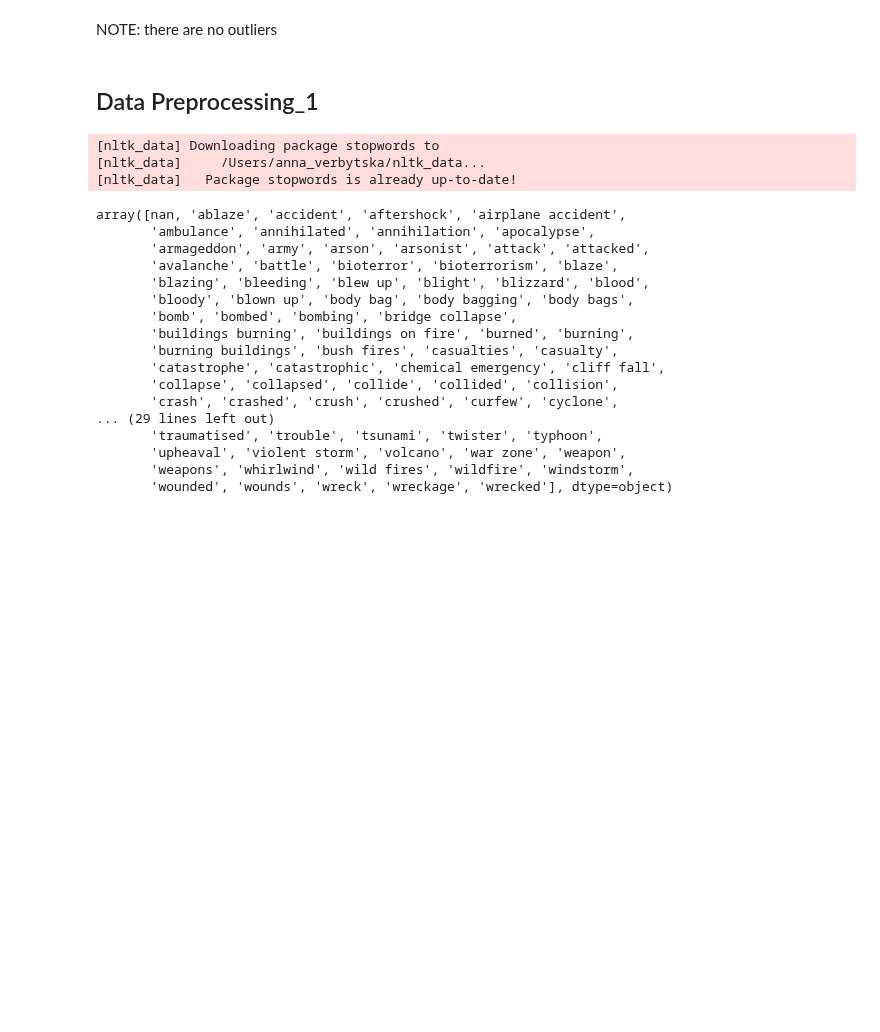
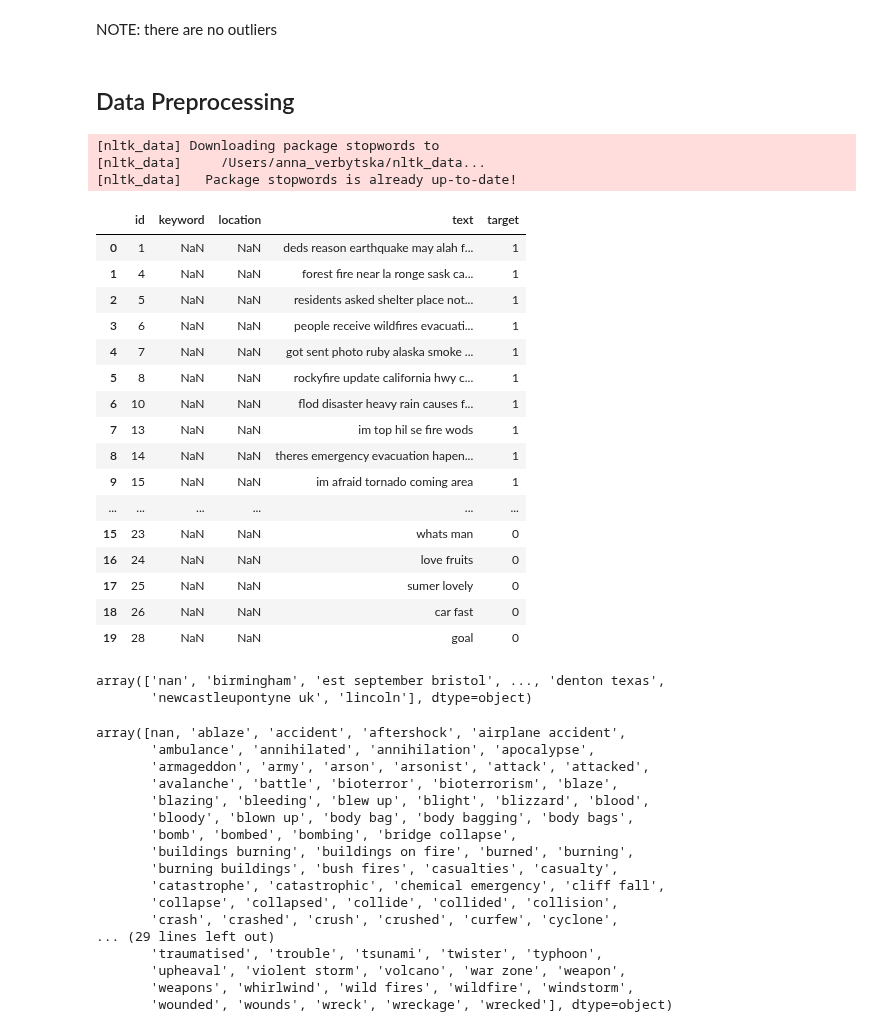
Before and after one commit to p3p31v/NLP-with-Disaster-Tweets, a Jupyter notebook: notebooks/EDA.ipynb, the cells around one changed output. Drawn from its saved outputs; the diff is of its cells as text; code cells hidden in the pictures; blank space fills up the shorter version.

Commit message:
Extracted keywords from tweets and filled in missing values

```diff
--- a/notebooks/EDA.ipynb
+++ b/notebooks/EDA.ipynb
@@ -187,7 +194,7 @@ plt.show()
 # %% [markdown]
 NOTE: there are no outliers
 # %% [markdown]
-## Data Preprocessing_1
+## Data Preprocessing
 # %%
 nltk.download('stopwords')
 stop_words = set(stopwords.words('english'))
@@ -215,6 +222,8 @@ def clean_tweet(tweet):
     tweet = re.sub('\w*\d\w*' , '', tweet)
     # Remove single characters
     tweet = re.sub(r'\b[a-zA-Z]\b','',tweet)
+    # Reduce repeated characters (e.g., "goooooaaaaal" to "goal")
+    tweet = re.sub(r'(.)\1+', r'\1', tweet)
     # Remove stopwords
     tweet = ' '.join([word for word in tweet.split() if word not in stop_words])
 
@@ -226,6 +235,25 @@ def clean_tweet(tweet):
 # %%
 # Replace tweets with clean text
 df_train['text'] = [clean_tweet(tweet) for tweet in df_train['text']]
+df_train.head(20)
+# %% [output]
+|  | id | keyword | location | text | target |
+| 0 | 1 | NaN | NaN | deds reason earthquake may alah f... | 1 |
+| 1 | 4 | NaN | NaN | forest fire near la ronge sask ca... | 1 |
+| 2 | 5 | NaN | NaN | residents asked shelter place not... | 1 |
+| 3 | 6 | NaN | NaN | people receive wildfires evacuati... | 1 |
+| 4 | 7 | NaN | NaN | got sent photo ruby alaska smoke ... | 1 |
+| 5 | 8 | NaN | NaN | rockyfire update california hwy c... | 1 |
+| 6 | 10 | NaN | NaN | flod disaster heavy rain causes f... | 1 |
+| 7 | 13 | NaN | NaN | im top hil se fire wods | 1 |
+| 8 | 14 | NaN | NaN | theres emergency evacuation hapen... | 1 |
+| 9 | 15 | NaN | NaN | im afraid tornado coming area | 1 |
+| ... | ... | ... | ... | ... | ... |
+| 15 | 23 | NaN | NaN | whats man | 0 |
+| 16 | 24 | NaN | NaN | love fruits | 0 |
+| 17 | 25 | NaN | NaN | sumer lovely | 0 |
+| 18 | 26 | NaN | NaN | car fast | 0 |
+| 19 | 28 | NaN | NaN | goal | 0 |
 # %%
 #Function to remove irrelevant data
 def clean_location(location):
@@ -259,3 +289,7 @@ def clean_location(location):
 # %%
 # Replace tweets with clean text
 df_train['location'] = [clean_location(location) for location in df_train['location']]
+df_train['location'].unique()
+# %% [output]
+array(['nan', 'birmingham', 'est september bristol', ..., 'denton texas',
+       'newcastleupontyne uk', 'lincoln'], dtype=object)
```
Also changed, not shown: parts of 13 cells of this notebook, 1 other file.
